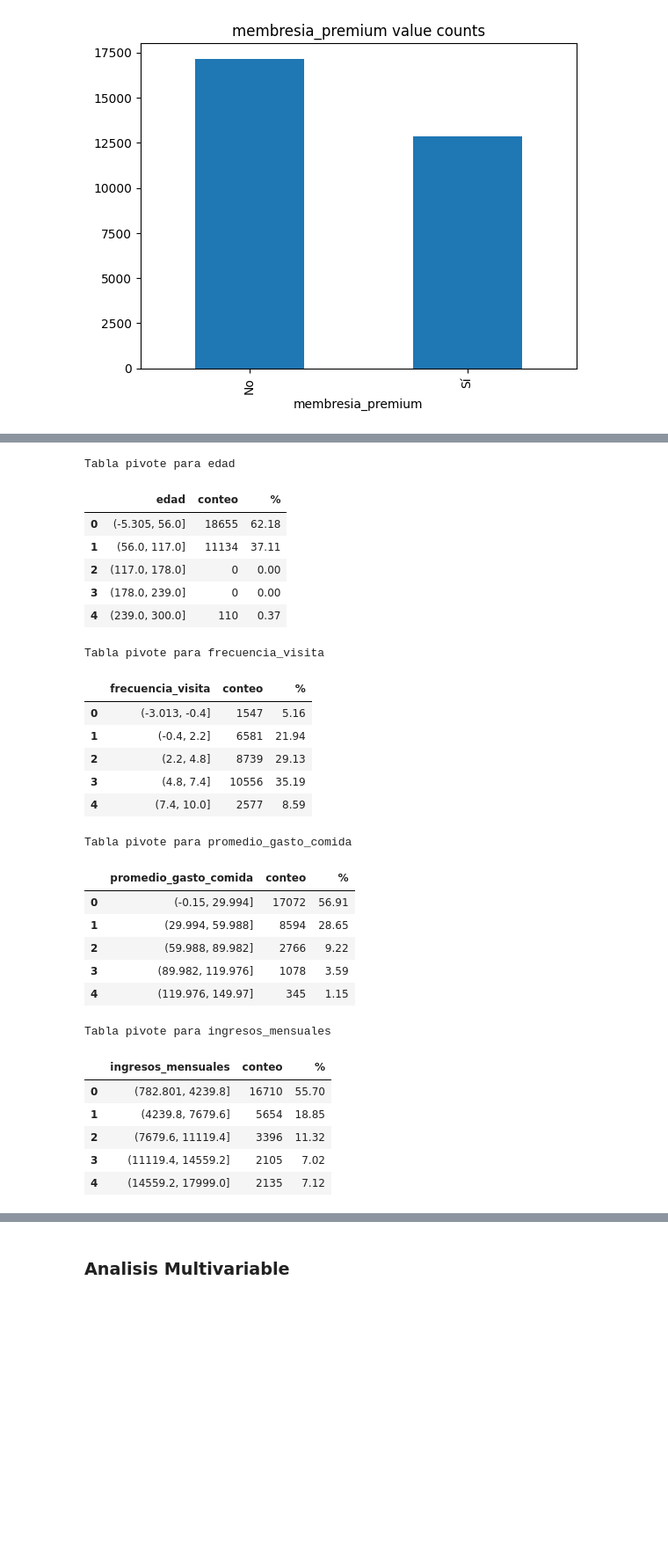
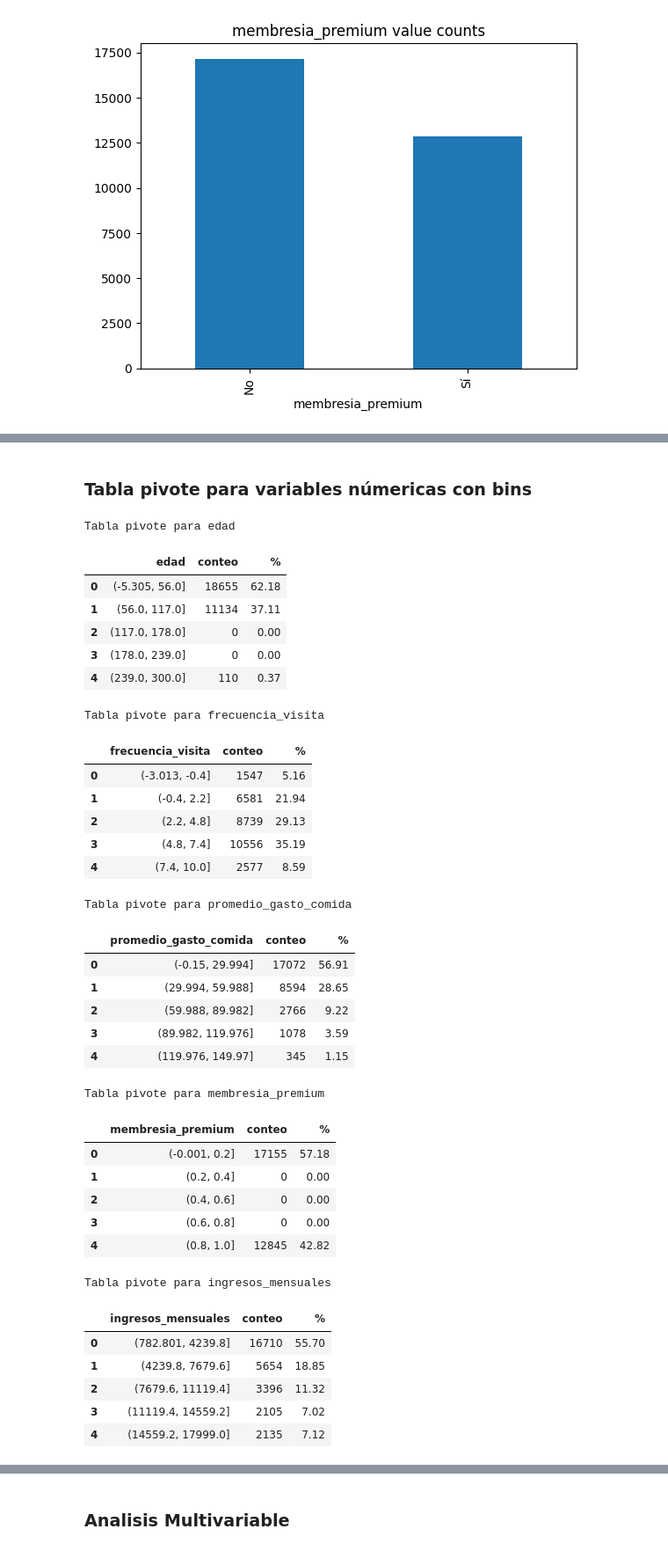
Before and after one commit to nicjm18/memberships_mlops, a Jupyter notebook: notebooks/eda.ipynb, the cells around one changed output, grey strips where cells are left out. Shown at 88% size. Saved outputs shown, nothing was run; the diff lists cells and outputs as text; code cells hidden in the pictures; blank space fills up the shorter version.

```diff
--- a/notebooks/eda.ipynb
+++ b/notebooks/eda.ipynb
@@ -6,3 +8,7 @@ import pandas as pd
 import numpy as np
 import matplotlib.pyplot as plt
 import seaborn as sns
+# %%
+# Configuración para que solo se muestren 2 decimales
+
+pd.set_option("display.float_format", "{:.2f}".format)
@@ -124,0 +148,4 @@ plt.show()
+# %%
+df["membresia_premium"].replace({"No": 0, "Sí": 1}, inplace=True)
+
+df["membresia_premium"].astype("int64")
@@ -124,0 +167,2 @@ plt.show()
+# %%
+df["membresia_premium"] = df["membresia_premium"].astype("int64")
@@ -161,47 +232,56 @@ plt.show()
+# %% [markdown]
+### Tabla pivote para variables númericas con bins
 # %%
 #Tabla pivote numericas
 
-def tabla_pivote_numerica(df, col, bins=4):
+def tabla_pivote_numerica(df, col, bins=5):
     """
     Genera tabla pivote de frecuencias para variable numérica, agrupada en bins
     """
-    # Crea bins (ejemplo: 4 intervalos iguales)
+    # Crea bins (ejemplo: 5 intervalos iguales)
     rangos = pd.cut(df[col], bins=bins)
 
     # Tabla con conteo y % relativo
     tabla = df.groupby(rangos)[col].count().reset_index(name="conteo")
     tabla["%"] = (tabla["conteo"] / len(df) * 100).round(2)
     return tabla
 
 for col in num_cols:
     print(f"\nTabla pivote para {col}")
     display(tabla_pivote_numerica(df, col, bins=5))
 # %% [output]
 Tabla pivote para edad
 |  | edad | conteo | % |
 | 0 | (-5.305, 56.0] | 18655 | 62.18 |
 | 1 | (56.0, 117.0] | 11134 | 37.11 |
 | 2 | (117.0, 178.0] | 0 | 0.00 |
 | 3 | (178.0, 239.0] | 0 | 0.00 |
 | 4 | (239.0, 300.0] | 110 | 0.37 |
 Tabla pivote para frecuencia_visita
 |  | frecuencia_visita | conteo | % |
 | 0 | (-3.013, -0.4] | 1547 | 5.16 |
 | 1 | (-0.4, 2.2] | 6581 | 21.94 |
 | 2 | (2.2, 4.8] | 8739 | 29.13 |
 | 3 | (4.8, 7.4] | 10556 | 35.19 |
 | 4 | (7.4, 10.0] | 2577 | 8.59 |
 Tabla pivote para promedio_gasto_comida
 |  | promedio_gasto_comida | conteo | % |
 | 0 | (-0.15, 29.994] | 17072 | 56.91 |
 | 1 | (29.994, 59.988] | 8594 | 28.65 |
 | 2 | (59.988, 89.982] | 2766 | 9.22 |
 | 3 | (89.982, 119.976] | 1078 | 3.59 |
 | 4 | (119.976, 149.97] | 345 | 1.15 |
-Tabla pivote para ingresos_mensuales
+Tabla pivote para membresia_premium
-|  | ingresos_mensuales | conteo | % |
-| 0 | (782.801, 4239.8] | 16710 | 55.70 |
-| 1 | (4239.8, 7679.6] | 5654 | 18.85 |
-| 2 | (7679.6, 11119.4] | 3396 | 11.32 |
-| 3 | (11119.4, 14559.2] | 2105 | 7.02 |
-| 4 | (14559.2, 17999.0] | 2135 | 7.12 |
+|  | membresia_premium | conteo | % |
+| 0 | (-0.001, 0.2] | 17155 | 57.18 |
+| 1 | (0.2, 0.4] | 0 | 0.00 |
+| 2 | (0.4, 0.6] | 0 | 0.00 |
+| 3 | (0.6, 0.8] | 0 | 0.00 |
+| 4 | (0.8, 1.0] | 12845 | 42.82 |
+Tabla pivote para ingresos_mensuales
+|  | ingresos_mensuales | conteo | % |
+| 0 | (782.801, 4239.8] | 16710 | 55.70 |
+| 1 | (4239.8, 7679.6] | 5654 | 18.85 |
+| 2 | (7679.6, 11119.4] | 3396 | 11.32 |
+| 3 | (11119.4, 14559.2] | 2105 | 7.02 |
+| 4 | (14559.2, 17999.0] | 2135 | 7.12 |
```
Also changed, not shown: parts of 33 cells of this notebook.
